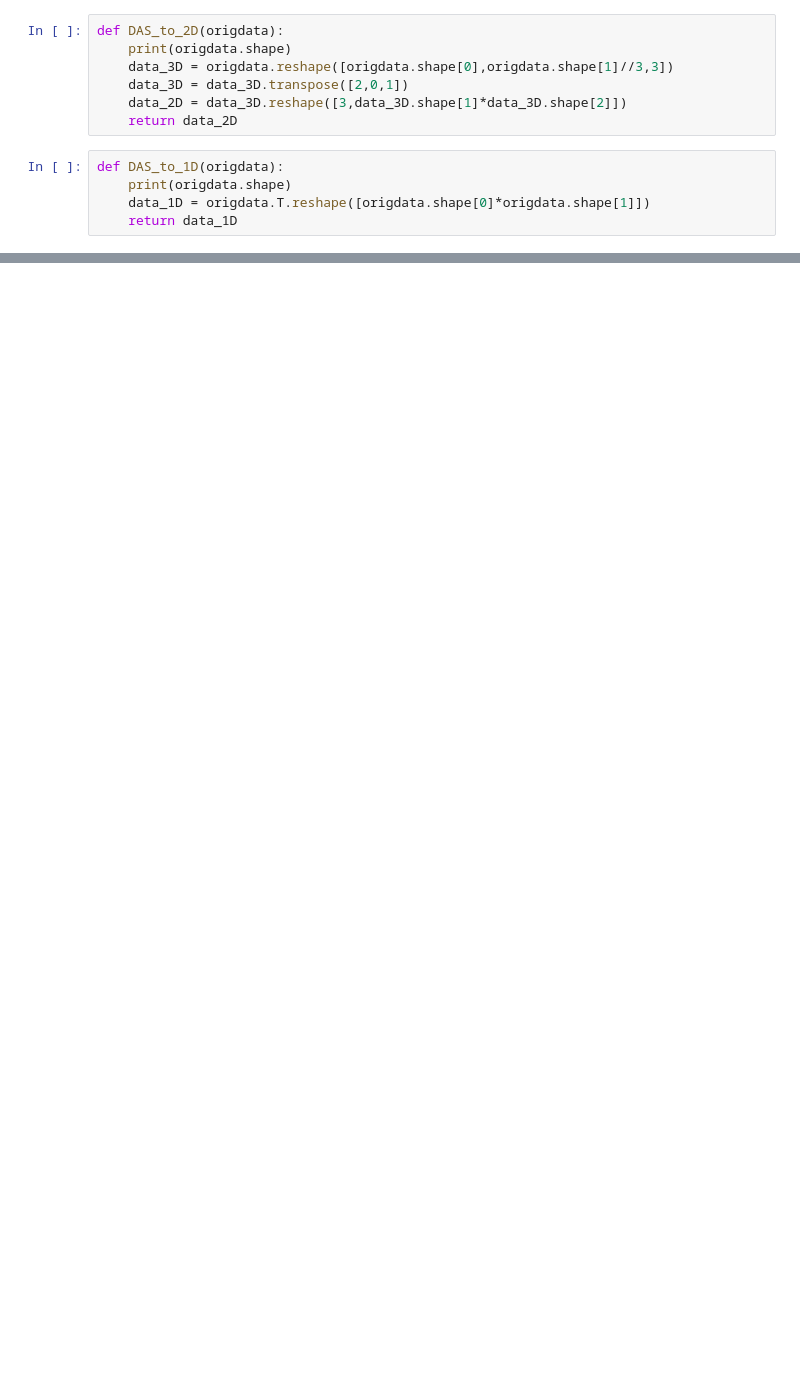
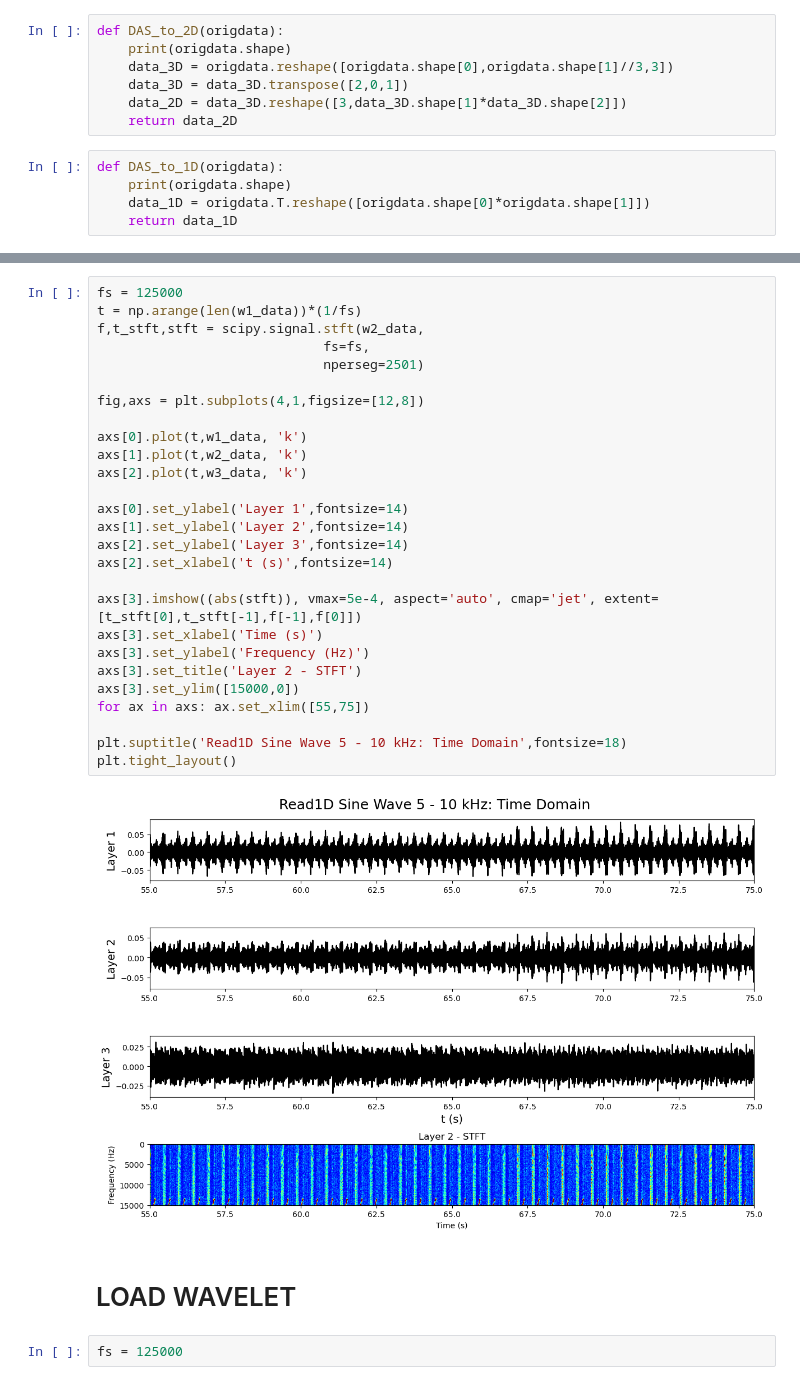
Before and after one commit to FraCSPy/FraCSPy, a Jupyter notebook: Notebooks/DAS_SandBox_Tests/SandBox_ChirpExp.ipynb, the cells around one changed output, grey strips where cells are left out. Cells and saved outputs as stored; diff of their text form; blank space fills up the shorter version.

```diff
--- a/Notebooks/DAS_SandBox_Tests/SandBox_ChirpExp.ipynb
+++ b/Notebooks/DAS_SandBox_Tests/SandBox_ChirpExp.ipynb
@@ -66,0 +69,33 @@ plt.savefig('./Figures/ChirpTest_Read2D.png')
+# %%
+fs = 125000
+t = np.arange(len(w1_data))*(1/fs)
+f,t_stft,stft = scipy.signal.stft(w2_data,
+                             fs=fs,
+                             nperseg=2501)
+
+fig,axs = plt.subplots(4,1,figsize=[12,8])
+
+axs[0].plot(t,w1_data, 'k')
+axs[1].plot(t,w2_data, 'k')
+axs[2].plot(t,w3_data, 'k')
+
+axs[0].set_ylabel('Layer 1',fontsize=14)
+axs[1].set_ylabel('Layer 2',fontsize=14)
+axs[2].set_ylabel('Layer 3',fontsize=14)
+axs[2].set_xlabel('t (s)',fontsize=14)
+
+axs[3].imshow((abs(stft)), vmax=5e-4, aspect='auto', cmap='jet', extent=[t_stft[0],t_stft[-1],f[-1],f[0]])
+axs[3].set_xlabel('Time (s)')
+axs[3].set_ylabel('Frequency (Hz)')
+axs[3].set_title('Layer 2 - STFT')
+axs[3].set_ylim([15000,0])
+for ax in axs: ax.set_xlim([55,75])
+
+plt.suptitle('Read1D Sine Wave 5 - 10 kHz: Time Domain',fontsize=18)
+plt.tight_layout()
+# %% [output]
+[figure, added]
+# %% [markdown]
+# LOAD WAVELET
+# %%
+fs = 125000
```
Also changed, not shown: parts of 23 cells of this notebook, 30 other files.
